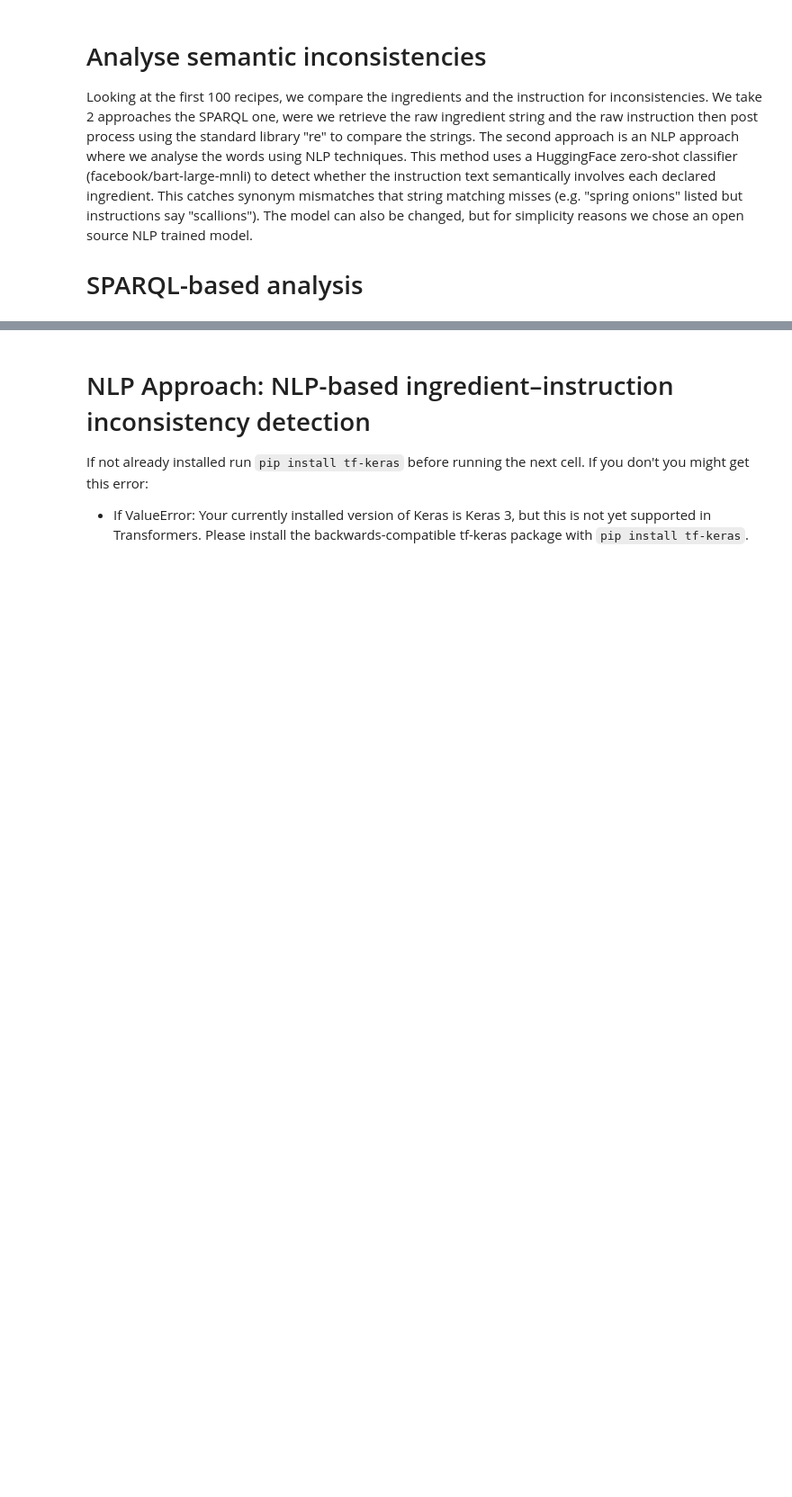
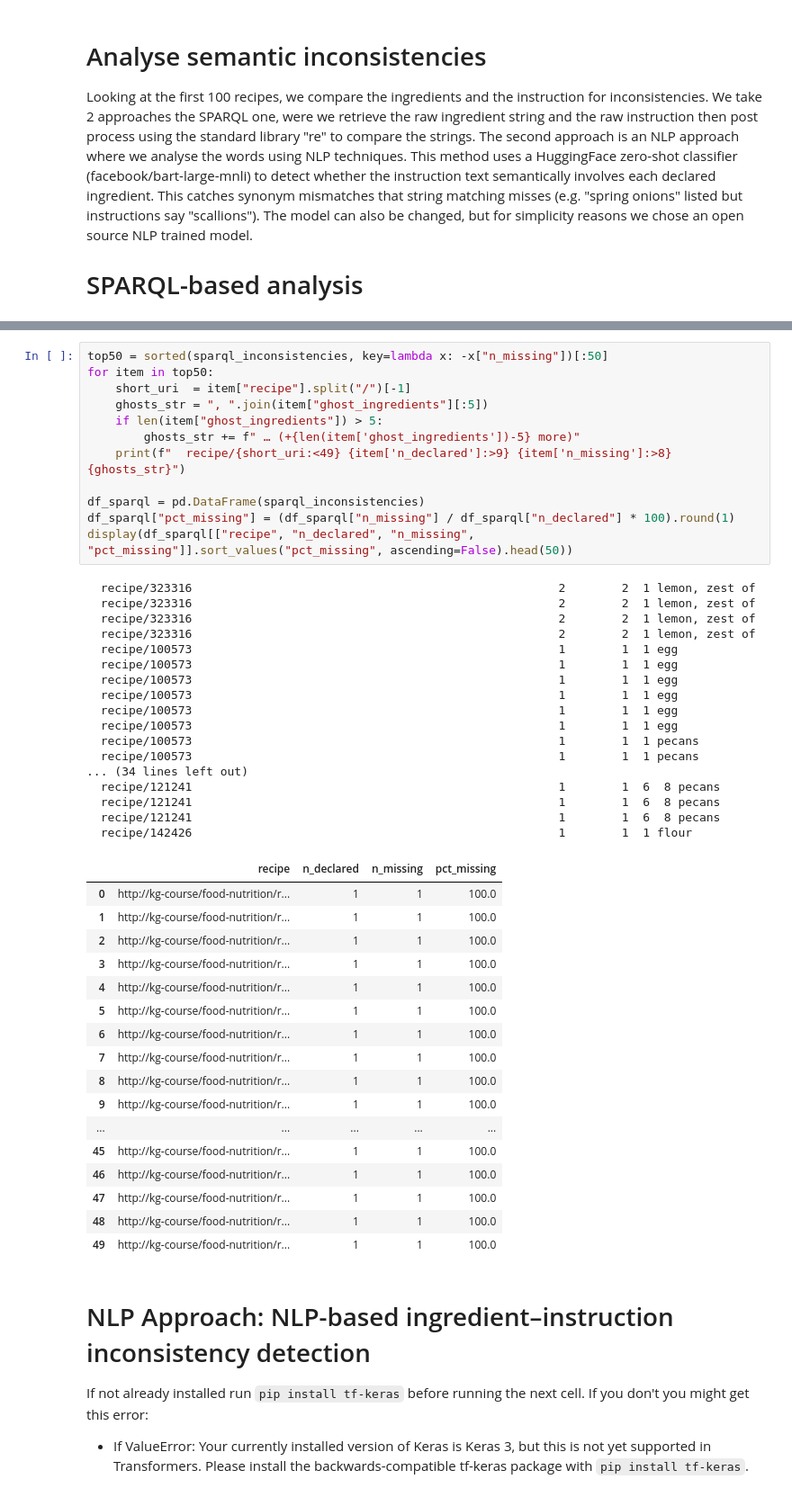
Before and after one commit to alexanderleonidas/fluffy-octo-spoon, a Jupyter notebook: kg_quality_assessment/food_kg_quality_assessnent.ipynb, the cells around one changed output, grey strips where cells are left out. Shown at 90% size. Cells and saved outputs as stored; diff of their text form; blank space fills up the shorter version.

```diff
--- a/kg_quality_assessment/food_kg_quality_assessnent.ipynb
+++ b/kg_quality_assessment/food_kg_quality_assessnent.ipynb
@@ -493,3 +507,50 @@ Recipe URI                                               Declared  Missing  Ghos
+# %%
+top50 = sorted(sparql_inconsistencies, key=lambda x: -x["n_missing"])[:50]
+for item in top50:
+    short_uri  = item["recipe"].split("/")[-1]
+    ghosts_str = ", ".join(item["ghost_ingredients"][:5])
+    if len(item["ghost_ingredients"]) > 5:
+        ghosts_str += f" … (+{len(item['ghost_ingredients'])-5} more)"
+    print(f"  recipe/{short_uri:<49} {item['n_declared']:>9} {item['n_missing']:>8}  {ghosts_str}")
+
+df_sparql = pd.DataFrame(sparql_inconsistencies)
+df_sparql["pct_missing"] = (df_sparql["n_missing"] / df_sparql["n_declared"] * 100).round(1)
+display(df_sparql[["recipe", "n_declared", "n_missing", "pct_missing"]].sort_values("pct_missing", ascending=False).head(50))
+# %% [output]
+  recipe/323316                                                    2        2  1 lemon, zest of
+  recipe/323316                                                    2        2  1 lemon, zest of
+  recipe/323316                                                    2        2  1 lemon, zest of
+  recipe/323316                                                    2        2  1 lemon, zest of
+  recipe/100573                                                    1        1  1 egg
+  recipe/100573                                                    1        1  1 egg
+  recipe/100573                                                    1        1  1 egg
+  recipe/100573                                                    1        1  1 egg
+  recipe/100573                                                    1        1  1 egg
+  recipe/100573                                                    1        1  1 egg
+  recipe/100573                                                    1        1  1 pecans
+  recipe/100573                                                    1        1  1 pecans
+... (34 lines left out)
+  recipe/121241                                                    1        1  6  8 pecans
+  recipe/121241                                                    1        1  6  8 pecans
+  recipe/121241                                                    1        1  6  8 pecans
+  recipe/142426                                                    1        1  1 flour
+|  | recipe | n_declared | n_missing | pct_missing |
+| 0 | http://kg-course/food-nutrition/r... | 1 | 1 | 100.0 |
+| 1 | http://kg-course/food-nutrition/r... | 1 | 1 | 100.0 |
+| 2 | http://kg-course/food-nutrition/r... | 1 | 1 | 100.0 |
+| 3 | http://kg-course/food-nutrition/r... | 1 | 1 | 100.0 |
+| 4 | http://kg-course/food-nutrition/r... | 1 | 1 | 100.0 |
+| 5 | http://kg-course/food-nutrition/r... | 1 | 1 | 100.0 |
+| 6 | http://kg-course/food-nutrition/r... | 1 | 1 | 100.0 |
+| 7 | http://kg-course/food-nutrition/r... | 1 | 1 | 100.0 |
+| 8 | http://kg-course/food-nutrition/r... | 1 | 1 | 100.0 |
+| 9 | http://kg-course/food-nutrition/r... | 1 | 1 | 100.0 |
+| ... | ... | ... | ... | ... |
+| 45 | http://kg-course/food-nutrition/r... | 1 | 1 | 100.0 |
+| 46 | http://kg-course/food-nutrition/r... | 1 | 1 | 100.0 |
+| 47 | http://kg-course/food-nutrition/r... | 1 | 1 | 100.0 |
+| 48 | http://kg-course/food-nutrition/r... | 1 | 1 | 100.0 |
+| 49 | http://kg-course/food-nutrition/r... | 1 | 1 | 100.0 |
 # %% [markdown]
 # NLP Approach: NLP-based ingredient–instruction inconsistency detection
 If not already installed run `pip install tf-keras` before running the next cell. If you don't you might get this error:
```
Also changed, not shown: parts of 9 cells of this notebook.
